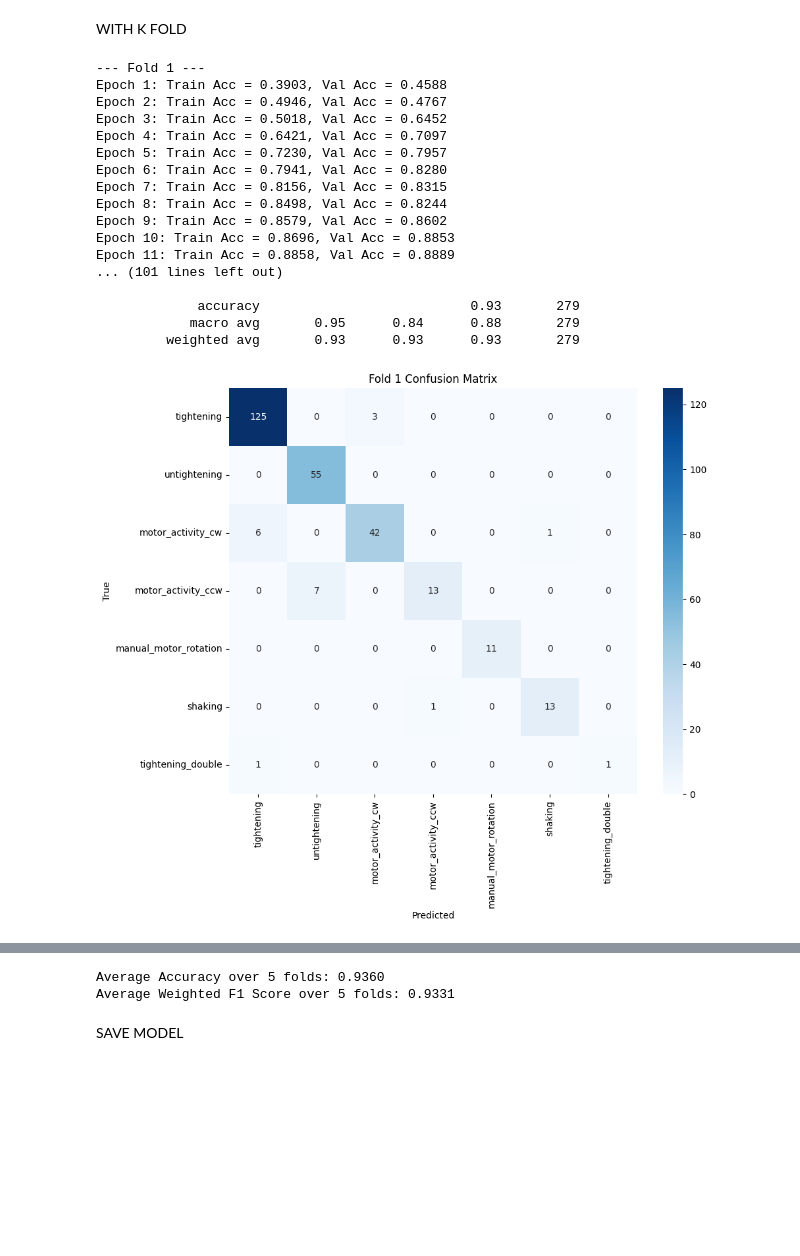
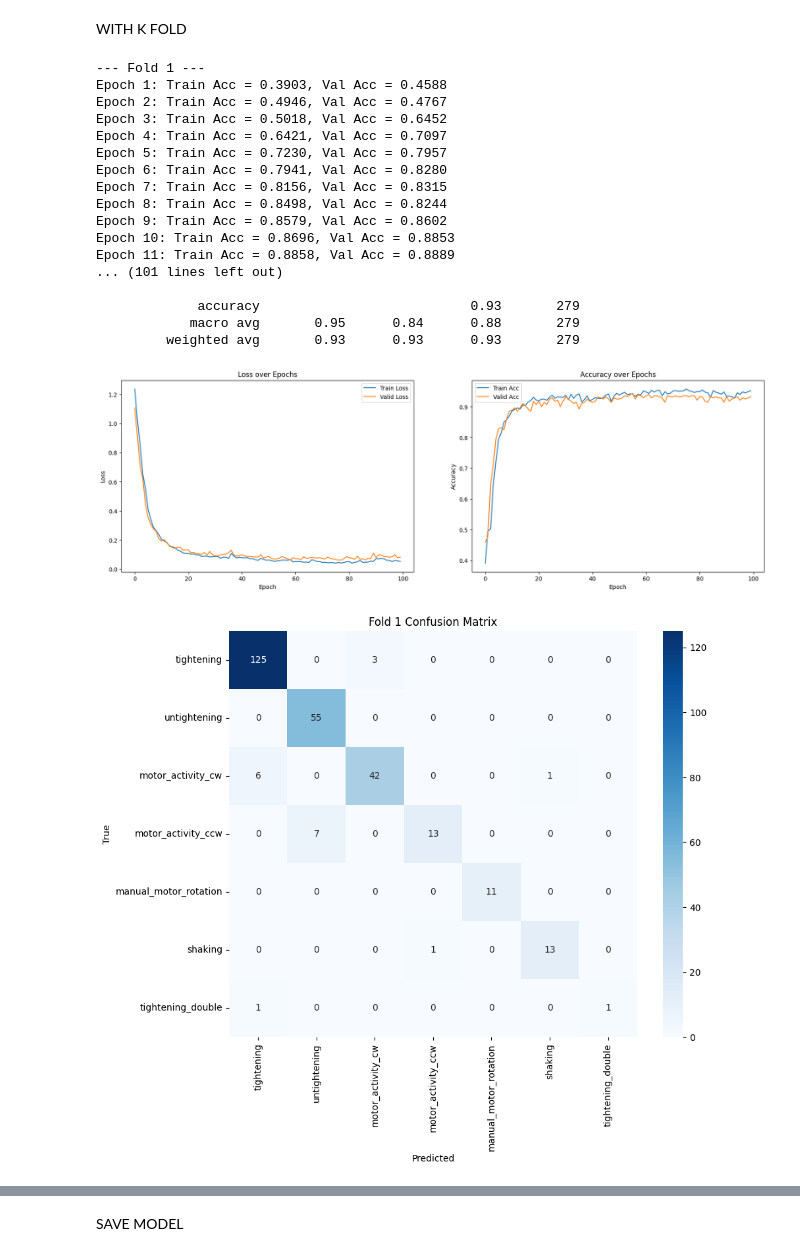
Before and after one commit to Ghulam-Rabbani-Azeem/Industrial_Tools_Actions_Tracking, a Jupyter notebook: lstm_final.ipynb, the cells around one changed output, grey strips where cells are left out. Drawn from its saved outputs; the diff is of its cells as text; code cells hidden in the pictures; blank space fills up the shorter version.

```diff
--- a/lstm_final.ipynb
+++ b/lstm_final.ipynb
@@ -177,6 +177,24 @@ for fold, (train_idx, val_idx) in enumerate(skf.split(X_tensor, y_tensor)):
     fold_accuracies.append(acc)
     fold_f1s.append(f1)
 
+        # Training Curves
+    plt.figure(figsize=(20, 6))
+    plt.subplot(1, 2, 1)
+    plt.plot(train_losses, label='Train Loss')
+    plt.plot(valid_losses, label='Valid Loss')
+    plt.legend()
+    plt.title('Loss over Epochs')
+    plt.xlabel('Epoch')
+    plt.ylabel('Loss')
+
+    plt.subplot(1, 2, 2)
+    plt.plot(train_accuracies, label='Train Acc')
+    plt.plot(valid_accuracies, label='Valid Acc')
+    plt.legend()
+    plt.title('Accuracy over Epochs')
+    plt.xlabel('Epoch')
+    plt.ylabel('Accuracy')
+
     print(f"\nFold {fold+1} Accuracy: {acc:.4f}")
     print(f"Fold {fold+1} Weighted F1 Score: {f1:.4f}")
     print(classification_report(y_true, y_pred, target_names=[label_info[i] for i in valid_labels]))
@@ -184,34 +202,35 @@ for fold, (train_idx, val_idx) in enumerate(skf.split(X_tensor, y_tensor)):
     # Confusion Matrix
     cm = confusion_matrix(y_true, y_pred)
     plt.figure(figsize=(10, 8))
     sns.heatmap(cm, annot=True, fmt='d', cmap='Blues', xticklabels=label_info.values(), yticklabels=label_info.values())
     plt.title(f'Fold {fold+1} Confusion Matrix')
     plt.xlabel('Predicted')
     plt.ylabel('True')
     plt.show()
 
 # ---------------- Overall Summary ---------------- #
 print(f"\nAverage Accuracy over {n_splits} folds: {np.mean(fold_accuracies):.4f}")
 print(f"Average Weighted F1 Score over {n_splits} folds: {np.mean(fold_f1s):.4f}")
 # %% [output]
 --- Fold 1 ---
 Epoch 1: Train Acc = 0.3903, Val Acc = 0.4588
 Epoch 2: Train Acc = 0.4946, Val Acc = 0.4767
 Epoch 3: Train Acc = 0.5018, Val Acc = 0.6452
 Epoch 4: Train Acc = 0.6421, Val Acc = 0.7097
 Epoch 5: Train Acc = 0.7230, Val Acc = 0.7957
 Epoch 6: Train Acc = 0.7941, Val Acc = 0.8280
 Epoch 7: Train Acc = 0.8156, Val Acc = 0.8315
 Epoch 8: Train Acc = 0.8498, Val Acc = 0.8244
 Epoch 9: Train Acc = 0.8579, Val Acc = 0.8602
 Epoch 10: Train Acc = 0.8696, Val Acc = 0.8853
 Epoch 11: Train Acc = 0.8858, Val Acc = 0.8889
 ... (101 lines left out)
 
              accuracy                           0.93       279
             macro avg       0.95      0.84      0.88       279
          weighted avg       0.93      0.93      0.93       279
-[figure, old version]
+[figure, new version]
+[figure]
 --- Fold 2 ---
 Epoch 1: Train Acc = 0.4205, Val Acc = 0.4676
 Epoch 2: Train Acc = 0.4852, Val Acc = 0.4820
@@ -287,5 +292,3 @@ Epoch 11: Train Acc = 0.8886, Val Acc = 0.9353
-Average Accuracy over 5 folds: 0.9360
-Average Weighted F1 Score over 5 folds: 0.9331
 # %% [markdown]
 SAVE MODEL
 # %%
```
Also changed, not shown: parts of 3 cells of this notebook.
